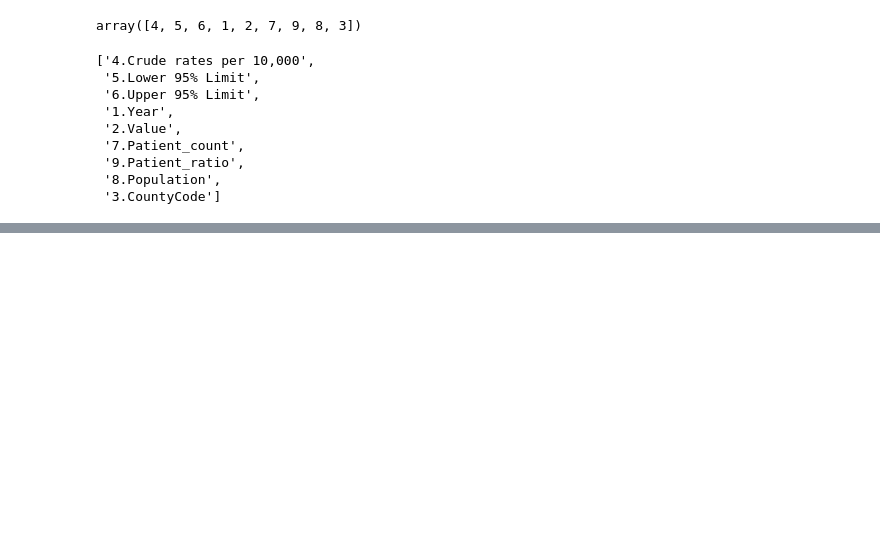
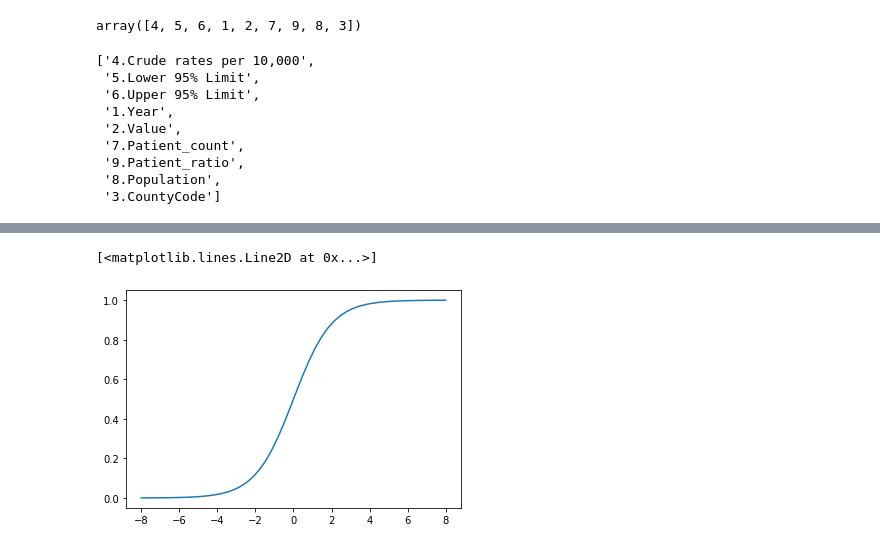
Before and after one commit to s-c-soma/cmpe255_CA_RespiratoryDiseaseVS.Airquality_Prediction-Association, a Jupyter notebook: notebooks/AQ_2-Asthma4_Correlation-Modeling.ipynb, the cells around one changed output, grey strips where cells are left out. Drawn from its saved outputs; the diff is of its cells as text; code cells hidden in the pictures; blank space fills up the shorter version.

```diff
--- a/notebooks/AQ_2-Asthma4_Correlation-Modeling.ipynb
+++ b/notebooks/AQ_2-Asthma4_Correlation-Modeling.ipynb
@@ -638,0 +733,10 @@ feature_ranks
+# %%
+def logistic(x):
+    return 1 / (1 + np.exp(-x))
+
+
+xx = np.linspace(-8, 8)
+plt.plot(xx, logistic(xx))
+# %% [output]
+[<matplotlib.lines.Line2D at 0x...>]
+[figure, added]
```
Also changed, not shown: parts of 7 cells of this notebook.
